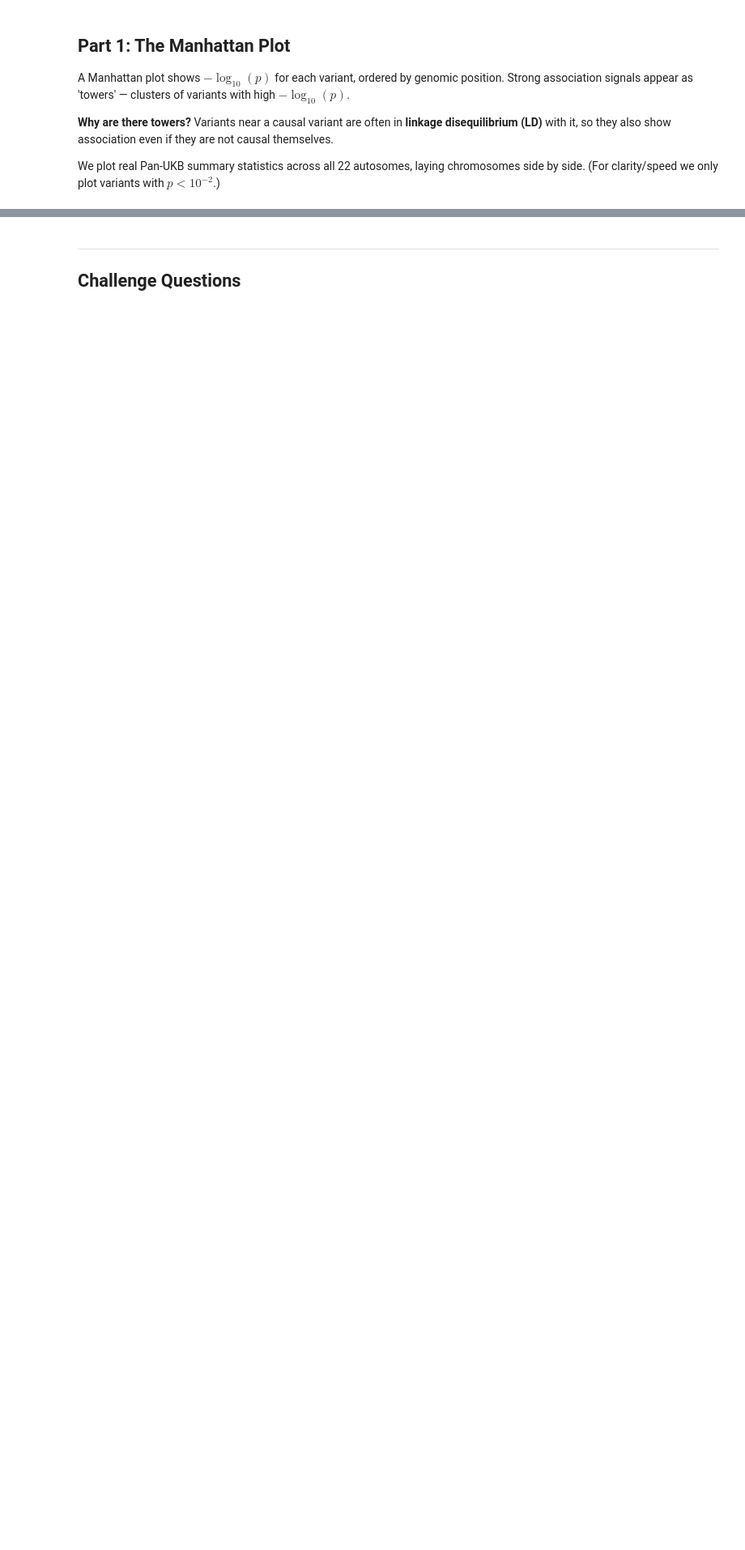
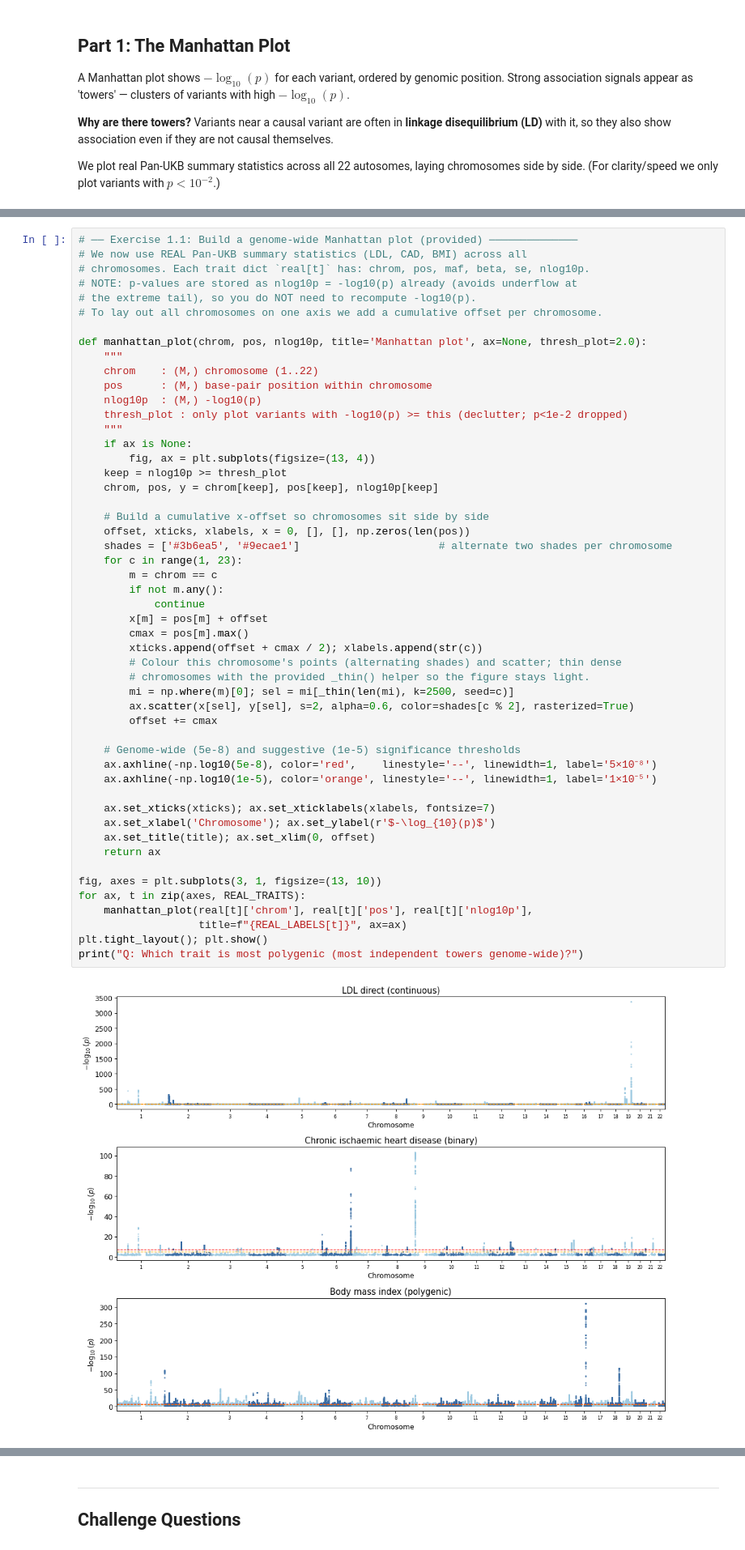
Before and after one commit to BNTechie/smartbiomed_practicals_2026, a Jupyter notebook: session2/run.ipynb, the cells around one changed output, grey strips where cells are left out. Shown at 81% size. Cells and saved outputs as stored; diff of their text form; blank space fills up the shorter version.

```diff
--- a/session2/run.ipynb
+++ b/session2/run.ipynb
@@ -451,0 +420,53 @@ plt.tight_layout(); plt.show()
+# %%
+# ── Exercise 1.1: Build a genome-wide Manhattan plot (provided) ──────────────
+# We now use REAL Pan-UKB summary statistics (LDL, CAD, BMI) across all
+# chromosomes. Each trait dict `real[t]` has: chrom, pos, maf, beta, se, nlog10p.
+# NOTE: p-values are stored as nlog10p = -log10(p) already (avoids underflow at
+# the extreme tail), so you do NOT need to recompute -log10(p).
+# To lay out all chromosomes on one axis we add a cumulative offset per chromosome.
+
+def manhattan_plot(chrom, pos, nlog10p, title='Manhattan plot', ax=None, thresh_plot=2.0):
+    """
+    chrom    : (M,) chromosome (1..22)
+    pos      : (M,) base-pair position within chromosome
+    nlog10p  : (M,) -log10(p)
+    thresh_plot : only plot variants with -log10(p) >= this (declutter; p<1e-2 dropped)
+    """
+    if ax is None:
+        fig, ax = plt.subplots(figsize=(13, 4))
+    keep = nlog10p >= thresh_plot
+    chrom, pos, y = chrom[keep], pos[keep], nlog10p[keep]
+
+    # Build a cumulative x-offset so chromosomes sit side by side
+    offset, xticks, xlabels, x = 0, [], [], np.zeros(len(pos))
+    shades = ['#3b6ea5', '#9ecae1']                      # alternate two shades per chromosome
+    for c in range(1, 23):
+        m = chrom == c
+        if not m.any():
+            continue
+        x[m] = pos[m] + offset
+        cmax = pos[m].max()
+        xticks.append(offset + cmax / 2); xlabels.append(str(c))
+        # Colour this chromosome's points (alternating shades) and scatter; thin dense
+        # chromosomes with the provided _thin() helper so the figure stays light.
+        mi = np.where(m)[0]; sel = mi[_thin(len(mi), k=2500, seed=c)]
+        ax.scatter(x[sel], y[sel], s=2, alpha=0.6, color=shades[c % 2], rasterized=True)
+        offset += cmax
+
+    # Genome-wide (5e-8) and suggestive (1e-5) significance thresholds
+    ax.axhline(-np.log10(5e-8), color='red',    linestyle='--', linewidth=1, label='5×10⁻⁸')
+    ax.axhline(-np.log10(1e-5), color='orange', linestyle='--', linewidth=1, label='1×10⁻⁵')
+
+    ax.set_xticks(xticks); ax.set_xticklabels(xlabels, fontsize=7)
+    ax.set_xlabel('Chromosome'); ax.set_ylabel(r'$-\log_{10}(p)$')
+    ax.set_title(title); ax.set_xlim(0, offset)
+    return ax
+
+fig, axes = plt.subplots(3, 1, figsize=(13, 10))
+for ax, t in zip(axes, REAL_TRAITS):
+    manhattan_plot(real[t]['chrom'], real[t]['pos'], real[t]['nlog10p'],
+                   title=f"{REAL_LABELS[t]}", ax=ax)
+plt.tight_layout(); plt.show()
+print("Q: Which trait is most polygenic (most independent towers genome-wide)?")
+# %% [output]
+[figure, added]
```
Also changed, not shown: parts of 10 cells of this notebook, 16 other files.
